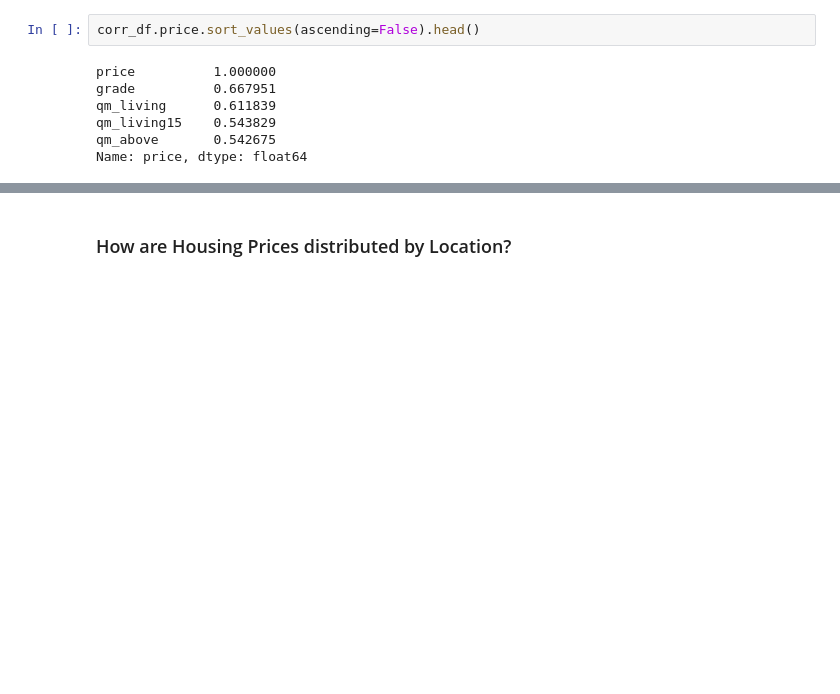
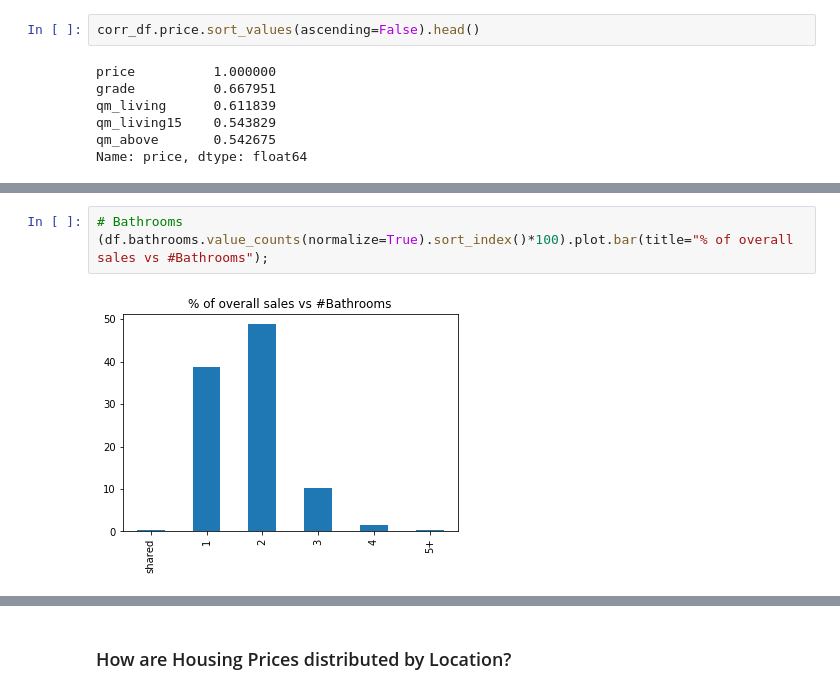
Before and after one commit to Pietrassyk/dsc-v2-mod1-final-project-nyc-ds-career-042219, a Jupyter notebook: student.ipynb, the cells around one changed output, grey strips where cells are left out. Saved outputs shown, nothing was run; the diff lists cells and outputs as text; blank space fills up the shorter version.

```diff
--- a/student.ipynb
+++ b/student.ipynb
@@ -337,0 +348,5 @@ Name: price, dtype: float64
+# %%
+# Bathrooms
+(df.bathrooms.value_counts(normalize=True).sort_index()*100).plot.bar(title="% of overall sales vs #Bathrooms");
+# %% [output]
+[figure, added]
```
Also changed, not shown: parts of 17 cells of this notebook, 2 other files.
